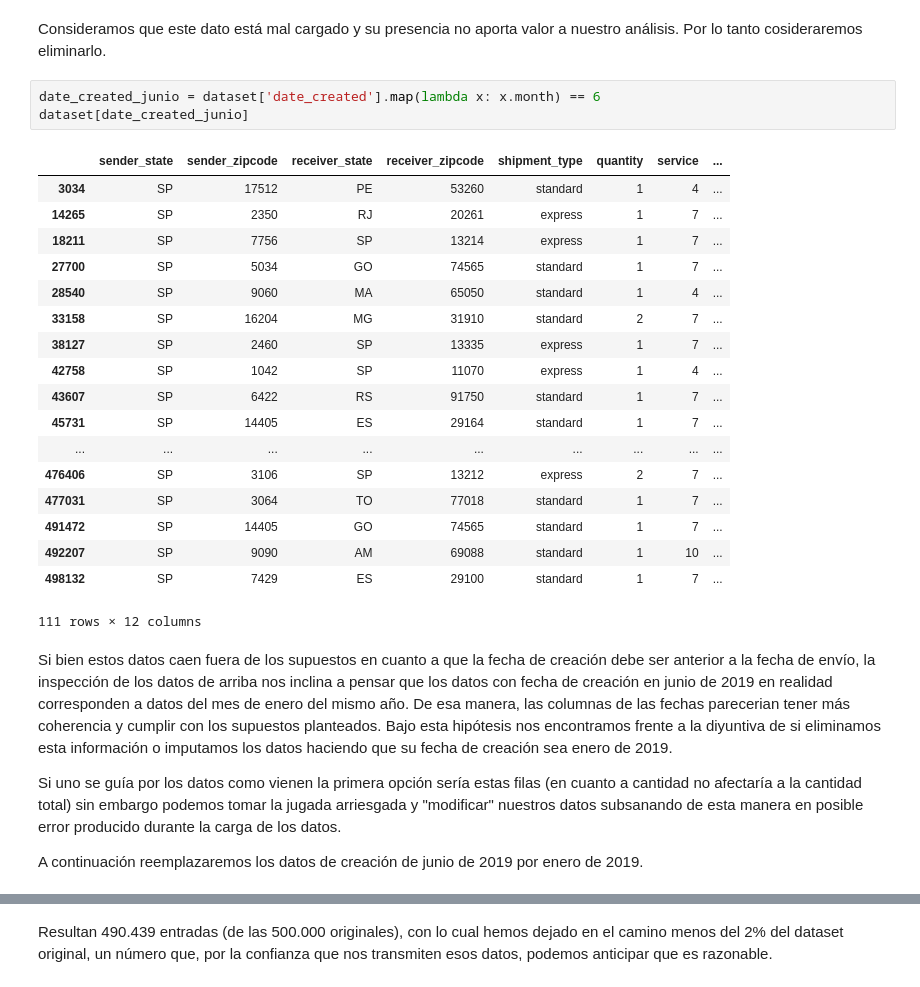
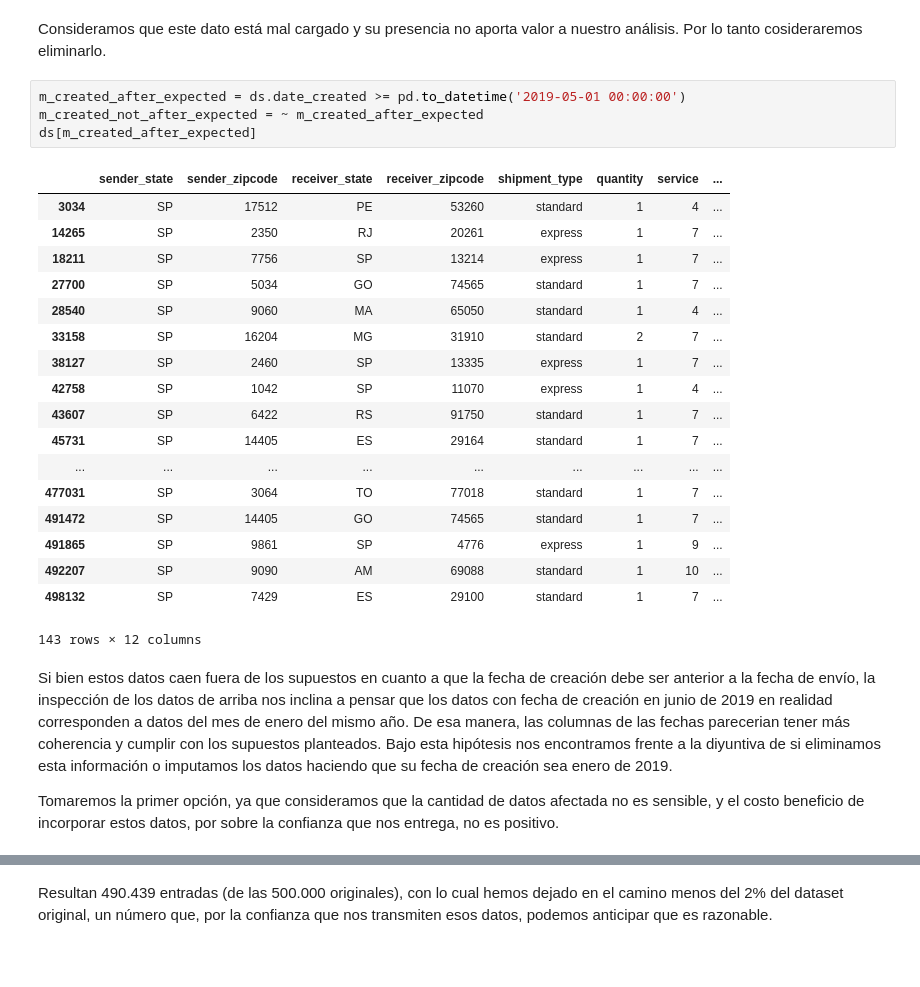
Before and after one commit to NSalina/diplodatos_2019, a Jupyter notebook: mentoria_envios/Practico2_AyC_Mentoria_cuando_llega.ipynb, the cells around one changed output, grey strips where cells are left out. Saved outputs shown, nothing was run; the diff lists cells and outputs as text; blank space fills up the shorter version.

```diff
--- a/mentoria_envios/Practico2_AyC_Mentoria_cuando_llega.ipynb
+++ b/mentoria_envios/Practico2_AyC_Mentoria_cuando_llega.ipynb
@@ -481,30 +422,29 @@ dataset[date_created_septiembre]
 # %% [markdown]
 Consideramos que este dato está mal cargado y su presencia no aporta valor a nuestro análisis. Por lo tanto cosideraremos eliminarlo.
-# %%
-date_created_junio = dataset['date_created'].map(lambda x: x.month) == 6
-dataset[date_created_junio]
-# %% [output]
-|  | sender_state | sender_zipcode | receiver_state | receiver_zipcode | shipment_type | quantity | service | ... |
-| 3034 | SP | 17512 | PE | 53260 | standard | 1 | 4 | ... |
-| 14265 | SP | 2350 | RJ | 20261 | express | 1 | 7 | ... |
-| 18211 | SP | 7756 | SP | 13214 | express | 1 | 7 | ... |
-| 27700 | SP | 5034 | GO | 74565 | standard | 1 | 7 | ... |
-| 28540 | SP | 9060 | MA | 65050 | standard | 1 | 4 | ... |
-| 33158 | SP | 16204 | MG | 31910 | standard | 2 | 7 | ... |
-| 38127 | SP | 2460 | SP | 13335 | express | 1 | 7 | ... |
-| 42758 | SP | 1042 | SP | 11070 | express | 1 | 4 | ... |
-| 43607 | SP | 6422 | RS | 91750 | standard | 1 | 7 | ... |
-| 45731 | SP | 14405 | ES | 29164 | standard | 1 | 7 | ... |
-| ... | ... | ... | ... | ... | ... | ... | ... | ... |
-| 476406 | SP | 3106 | SP | 13212 | express | 2 | 7 | ... |
-| 477031 | SP | 3064 | TO | 77018 | standard | 1 | 7 | ... |
-| 491472 | SP | 14405 | GO | 74565 | standard | 1 | 7 | ... |
-| 492207 | SP | 9090 | AM | 69088 | standard | 1 | 10 | ... |
-| 498132 | SP | 7429 | ES | 29100 | standard | 1 | 7 | ... |
-111 rows × 12 columns
+# %%
+m_created_after_expected = ds.date_created >= pd.to_datetime('2019-05-01 00:00:00')
+m_created_not_after_expected = ~ m_created_after_expected
+ds[m_created_after_expected]
+# %% [output]
+|  | sender_state | sender_zipcode | receiver_state | receiver_zipcode | shipment_type | quantity | service | ... |
+| 3034 | SP | 17512 | PE | 53260 | standard | 1 | 4 | ... |
+| 14265 | SP | 2350 | RJ | 20261 | express | 1 | 7 | ... |
+| 18211 | SP | 7756 | SP | 13214 | express | 1 | 7 | ... |
+| 27700 | SP | 5034 | GO | 74565 | standard | 1 | 7 | ... |
+| 28540 | SP | 9060 | MA | 65050 | standard | 1 | 4 | ... |
+| 33158 | SP | 16204 | MG | 31910 | standard | 2 | 7 | ... |
+| 38127 | SP | 2460 | SP | 13335 | express | 1 | 7 | ... |
+| 42758 | SP | 1042 | SP | 11070 | express | 1 | 4 | ... |
+| 43607 | SP | 6422 | RS | 91750 | standard | 1 | 7 | ... |
+| 45731 | SP | 14405 | ES | 29164 | standard | 1 | 7 | ... |
+| ... | ... | ... | ... | ... | ... | ... | ... | ... |
+| 477031 | SP | 3064 | TO | 77018 | standard | 1 | 7 | ... |
+| 491472 | SP | 14405 | GO | 74565 | standard | 1 | 7 | ... |
+| 491865 | SP | 9861 | SP | 4776 | express | 1 | 9 | ... |
+| 492207 | SP | 9090 | AM | 69088 | standard | 1 | 10 | ... |
+| 498132 | SP | 7429 | ES | 29100 | standard | 1 | 7 | ... |
+143 rows × 12 columns
 # %% [markdown]
-Si bien estos datos caen fuera de los supuestos en cuanto a que la fecha de creación debe ser anterior a la fecha de envío, la inspección de los datos de arriba  nos inclina a pensar que los datos con fecha de creación en junio de 2019 en realidad corresponden a datos del mes de enero del mismo año. De esa manera, las columnas de las fechas parecerian tener más coherencia y cumplir con los supuestos planteados. Bajo esta hipótesis nos encontramos frente a la diyuntiva de si eliminamos esta información o imputamos los datos haciendo que su fecha de creación sea  enero de 2019.
+Si bien estos datos caen fuera de los supuestos en cuanto a que la fecha de creación debe ser anterior a la fecha de envío, la inspección de los datos de arriba nos inclina a pensar que los datos con fecha de creación en junio de 2019 en realidad corresponden a datos del mes de enero del mismo año. De esa manera, las columnas de las fechas parecerian tener más coherencia y cumplir con los supuestos planteados. Bajo esta hipótesis nos encontramos frente a la diyuntiva de si eliminamos esta información o imputamos los datos haciendo que su fecha de creación sea  enero de 2019.
 
-Si uno se guía por los datos como vienen la primera opción sería estas filas (en cuanto a cantidad no afectaría a la cantidad total) sin embargo podemos tomar la jugada arriesgada y "modificar" nuestros datos subsanando de esta manera en posible error producido durante la carga de los datos.
-
-A continuación reemplazaremos los datos de creación de junio de 2019 por enero de 2019.
+Tomaremos la primer opción, ya que consideramos que la cantidad de datos afectada no es sensible, y el costo beneficio de incorporar estos datos, por sobre la confianza que nos entrega, no es positivo.
```
Also changed, not shown: parts of 61 cells of this notebook.
